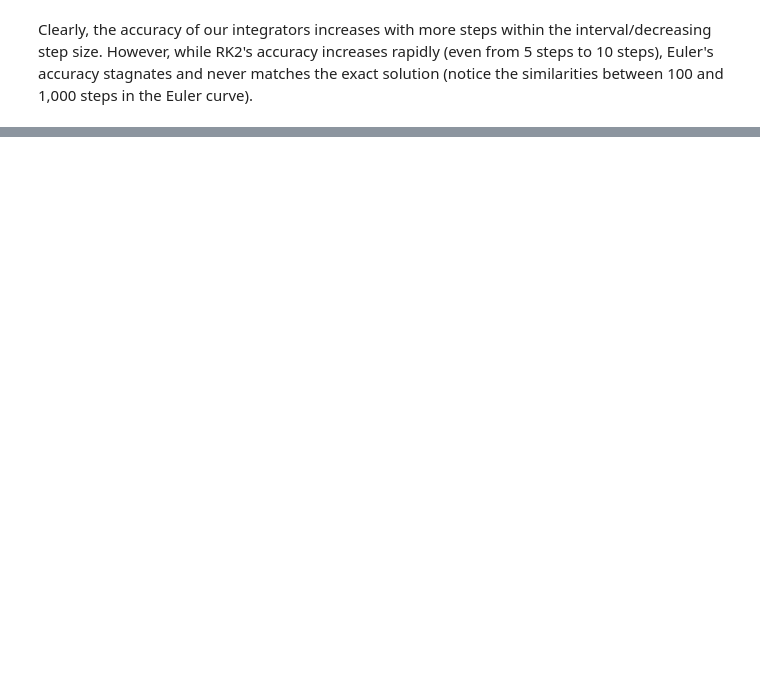
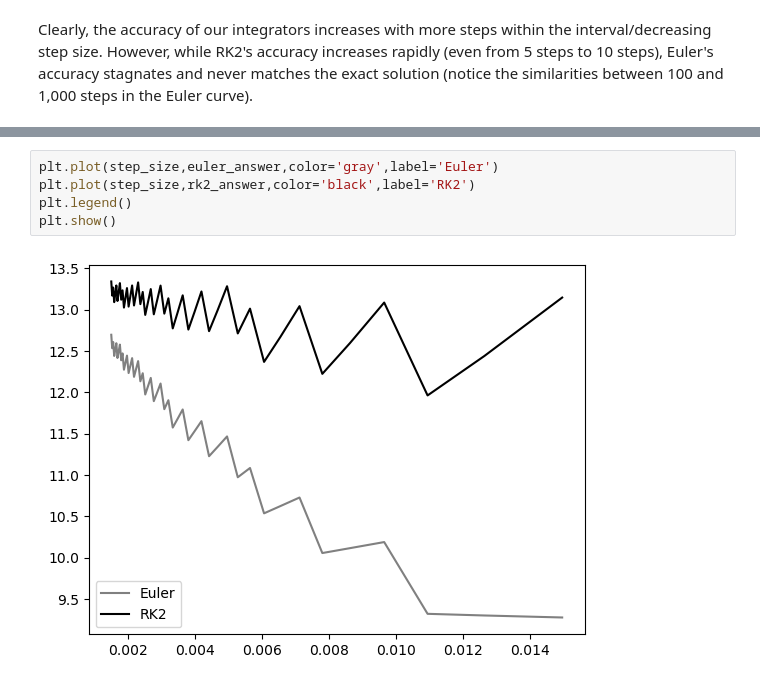
Before and after one commit to gilgarcia-01/ASTR5900, a Jupyter notebook: hw/hw3/ggarcia_hw3_numerical_integration.ipynb, the cells around one changed output, grey strips where cells are left out. Cells and saved outputs as stored; diff of their text form; blank space fills up the shorter version.

```diff
--- a/hw/hw3/ggarcia_hw3_numerical_integration.ipynb
+++ b/hw/hw3/ggarcia_hw3_numerical_integration.ipynb
@@ -250,0 +280,7 @@ Clearly, the accuracy of our integrators increases with more steps within the in
+# %%
+plt.plot(step_size,euler_answer,color='gray',label='Euler')
+plt.plot(step_size,rk2_answer,color='black',label='RK2')
+plt.legend()
+plt.show()
+# %% [output]
+[figure, added]
```
Also changed, not shown: parts of 6 cells of this notebook.
